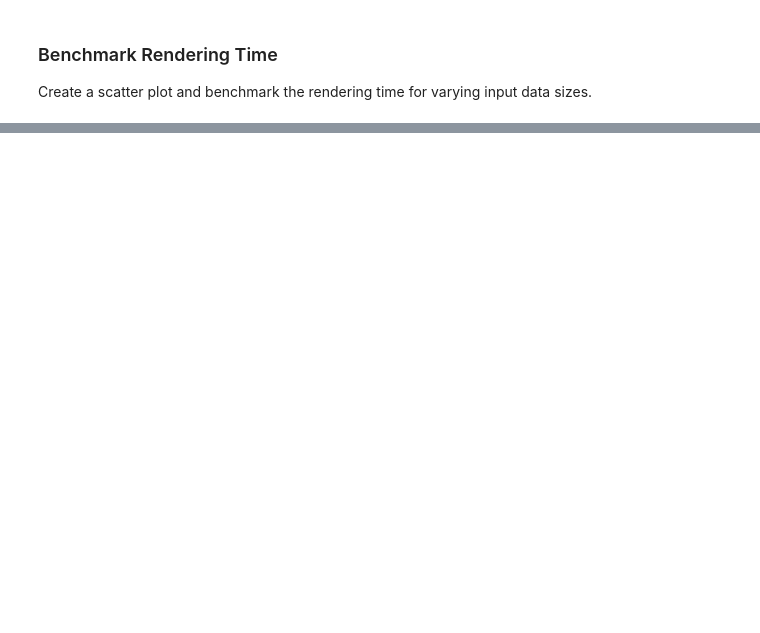
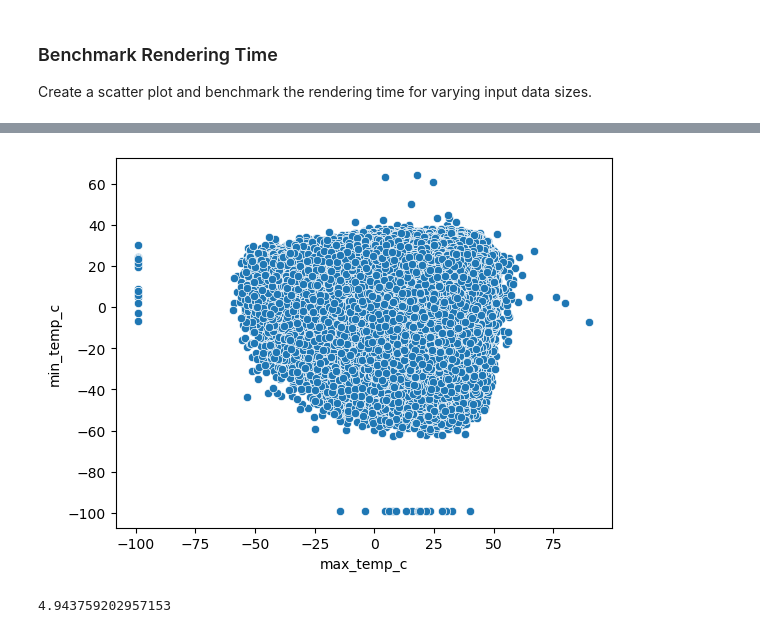
Before and after one commit to alexschillingfhnw/ivi, a Jupyter notebook: ivi.ipynb, the cells around one changed output, grey strips where cells are left out. Cells and saved outputs as stored; diff of their text form; code cells hidden in the pictures; blank space fills up the shorter version.

```diff
--- a/ivi.ipynb
+++ b/ivi.ipynb
@@ -61,0 +100,15 @@ plt.show()
+# %%
+# seaborn plotting and timing
+start_time_sns = time.time()
+
+sns.scatterplot(x=df_max, y=df_min)
+plt.show()
+
+end_time_sns = time.time()
+# %% [output]
+[figure, added]
+# %%
+sns_time = end_time_sns - start_time_sns
+sns_time
+# %% [output]
+4.943759202957153
```
Also changed, not shown: parts of 13 cells of this notebook.
